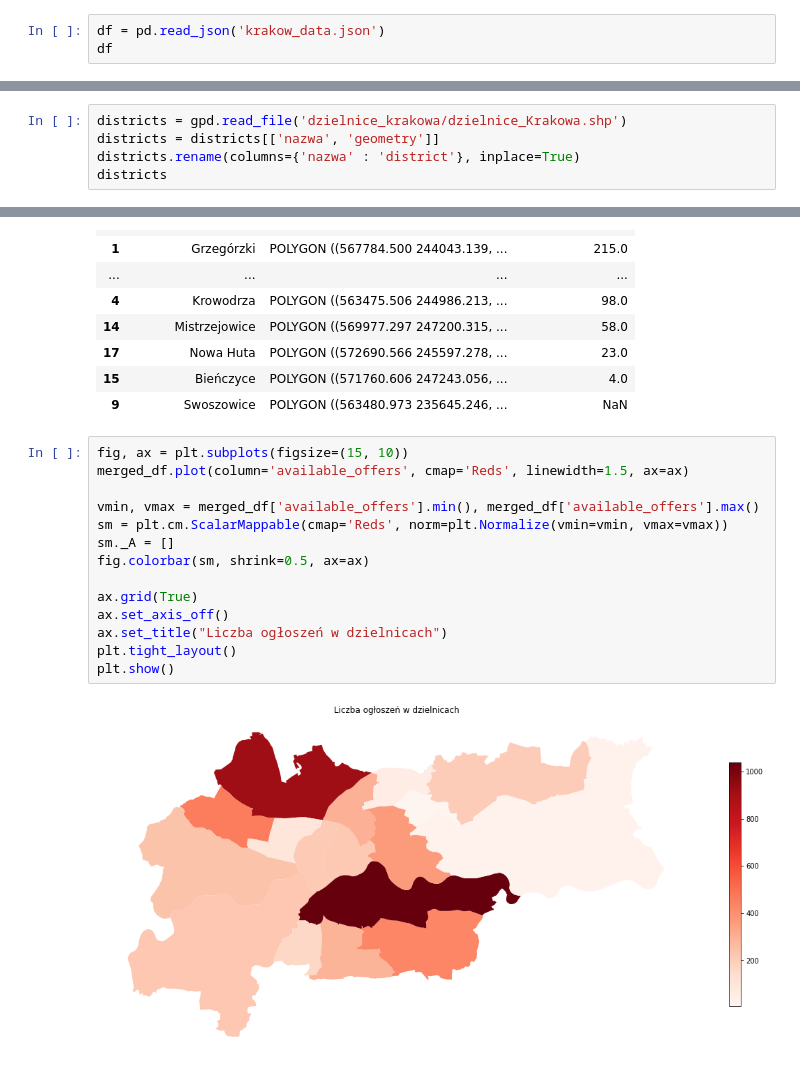
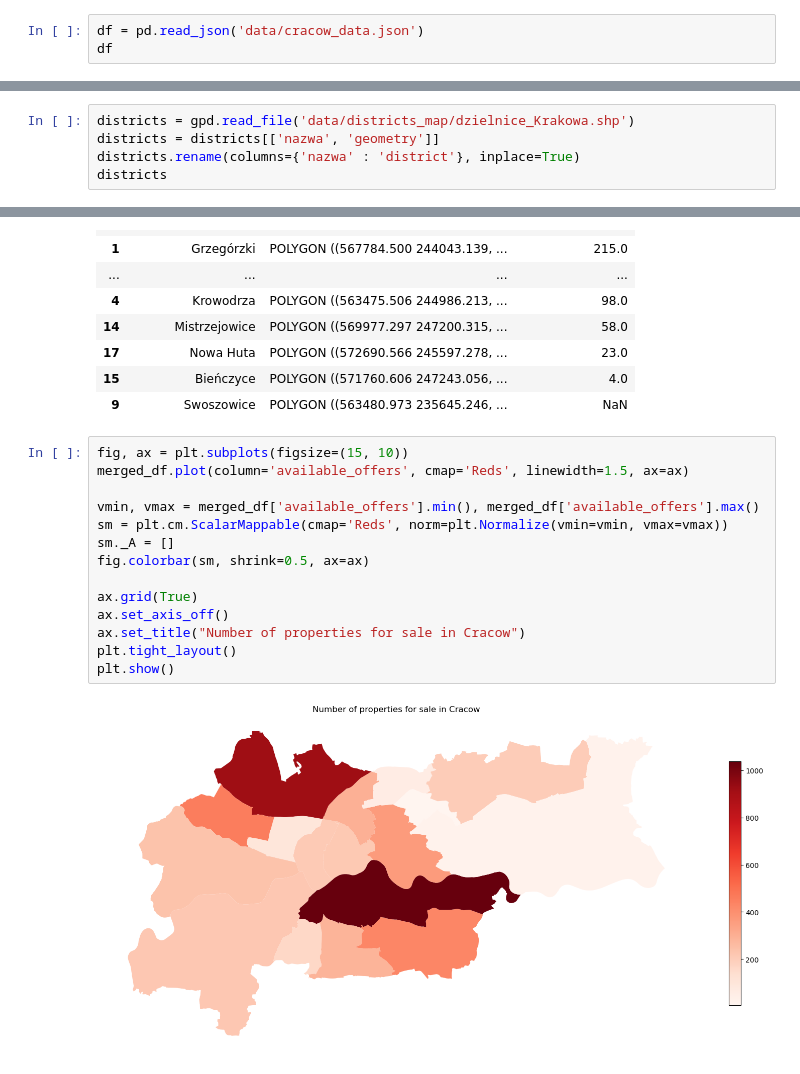
Before and after one commit to melchior2137/otodom_visualization, a Jupyter notebook: geopandas_otodom.ipynb, the cells around one changed output, grey strips where cells are left out. Cells and saved outputs as stored; diff of their text form.

Commit message:
translated the files and grouped data

```diff
--- a/geopandas_otodom.ipynb
+++ b/geopandas_otodom.ipynb
@@ -34,7 +36,7 @@ warnings.filterwarnings('ignore')
 # %% [markdown]
 Loading data
 # %%
-df = pd.read_json('krakow_data.json')
+df = pd.read_json('data/cracow_data.json')
 df
 # %% [output]
 |  | date | city | slug_city | district | slug_district | available_offers | available_investments | sold | ... |
@@ -80,7 +82,7 @@ df_districts
 # %% [markdown]
 Loading map shape
 # %%
-districts = gpd.read_file('dzielnice_krakowa/dzielnice_Krakowa.shp')
+districts = gpd.read_file('data/districts_map/dzielnice_Krakowa.shp')
 districts = districts[['nazwa', 'geometry']]
 districts.rename(columns={'nazwa' : 'district'}, inplace=True)
 districts
@@ -133,19 +135,19 @@ merged_df.sort_values('available_offers', ascending=False)
 # %%
 fig, ax = plt.subplots(figsize=(15, 10))
 merged_df.plot(column='available_offers', cmap='Reds', linewidth=1.5, ax=ax)
 
 vmin, vmax = merged_df['available_offers'].min(), merged_df['available_offers'].max()
 sm = plt.cm.ScalarMappable(cmap='Reds', norm=plt.Normalize(vmin=vmin, vmax=vmax))
 sm._A = []
 fig.colorbar(sm, shrink=0.5, ax=ax)
 
 ax.grid(True)
 ax.set_axis_off()
-ax.set_title("Liczba ogłoszeń w dzielnicach")
+ax.set_title("Number of properties for sale in Cracow")
 plt.tight_layout()
 plt.show()
 # %% [output]
-[figure, old version]
+[figure, new version]
 # %%
 ax = df.sort_values('avg_price_m2').plot('district', 'avg_price_m2', kind = 'barh', figsize = (15,10), title="Average price per square meter in districts", xlabel = '', color = 'black')
 ax.legend(["Price per m2 in PLN"]);
```
Also changed, not shown: parts of 4 cells of this notebook, 7 other files.
